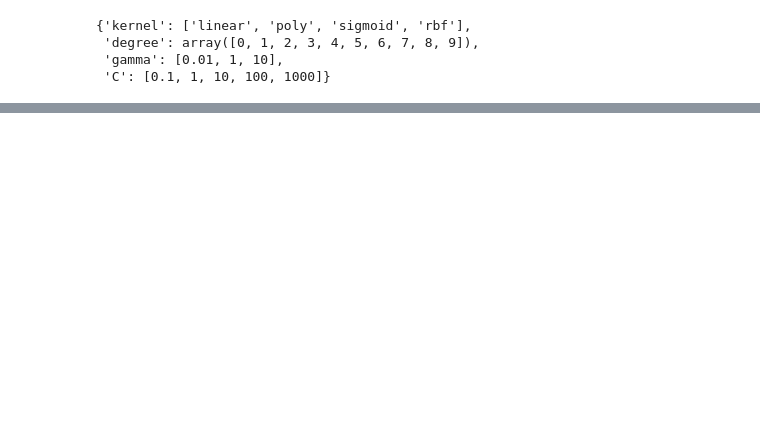
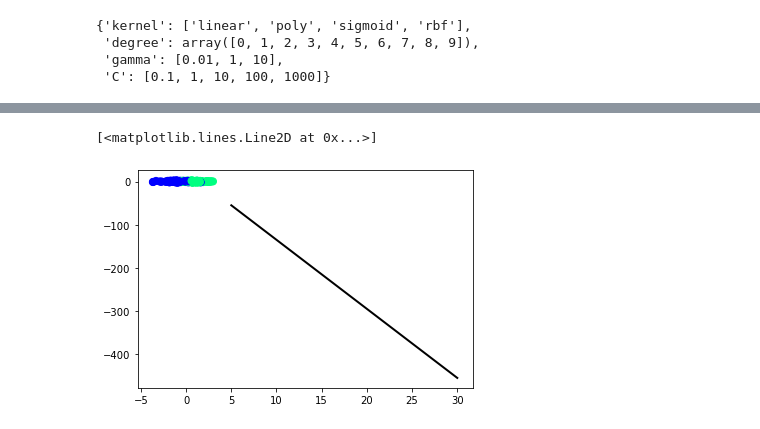
Before and after one commit to 2022khev/Data-science, a Jupyter notebook: Support Vector Machine_model tuning..ipynb, the cells around one changed output, grey strips where cells are left out. Cells and saved outputs as stored; diff of their text form; code cells hidden in the pictures; blank space fills up the shorter version.

```diff
--- a/Support Vector Machine_model tuning..ipynb
+++ b/Support Vector Machine_model tuning..ipynb
@@ -273,0 +274,9 @@ plt.scatter(X_train[:,0],X_train[:,1],c =y_train,cmap='winter');
+# %%
+w = md1.coef_[0]
+a = -w[0]/w[1]
+xx = np.linspace(5,30)
+
+b = md1.support_vectors_[0]
+yy_down = a * xx + (b[1] - a* b[0])
+b = md1.support_vectors_[-1]
+yy_up = a * xx + (b[1] - a *b[0])
@@ -273,0 +285,8 @@ plt.scatter(X_train[:,0],X_train[:,1],c =y_train,cmap='winter');
+# %%
+pred = md1.predict(X_test)
+plt.scatter(X_train[:,0],X_train[:,1],c =y_train,s=50,cmap='winter');
+
+plt.plot(xx,yy_down,linewidth=2,color='black')
+# %% [output]
+[<matplotlib.lines.Line2D at 0x...>]
+[figure, added]
```
Also changed, not shown: parts of 11 cells of this notebook.
